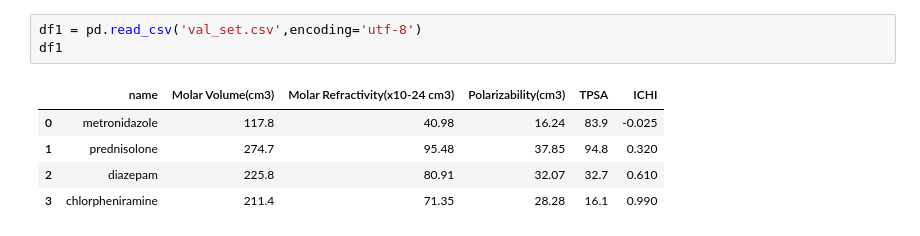
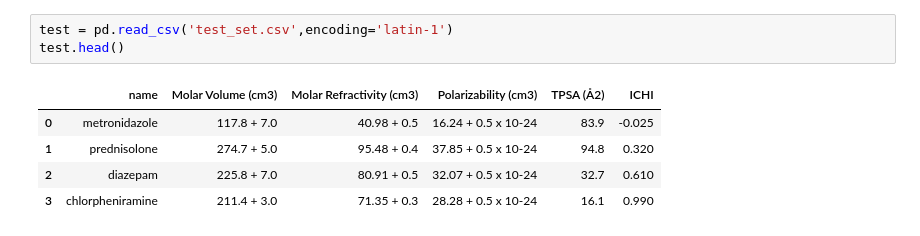
Before and after one commit to adefemiadeh/Physicochemical-drugs-properties, a Jupyter notebook: drugs.ipynb, the cells around one changed output. Drawn from its saved outputs; the diff is of its cells as text.

```diff
--- a/drugs.ipynb
+++ b/drugs.ipynb
@@ -41,9 +35,9 @@ df
-# %%
-df1 = pd.read_csv('val_set.csv',encoding='utf-8')
-df1
-# %% [output]
-|  | name | Molar Volume(cm3) | Molar Refractivity(x10-24 cm3) | Polarizability(cm3) | TPSA | ICHI |
-| 0 | metronidazole | 117.8 | 40.98 | 16.24 | 83.9 | -0.025 |
-| 1 | prednisolone | 274.7 | 95.48 | 37.85 | 94.8 | 0.320 |
-| 2 | diazepam | 225.8 | 80.91 | 32.07 | 32.7 | 0.610 |
-| 3 | chlorpheniramine | 211.4 | 71.35 | 28.28 | 16.1 | 0.990 |
+# %%
+test = pd.read_csv('test_set.csv',encoding='latin-1')
+test.head()
+# %% [output]
+|  | name | Molar Volume (cm3) | Molar Refractivity (cm3) | Polarizability (cm3) | TPSA (Å2) | ICHI |
+| 0 | metronidazole | 117.8 + 7.0 | 40.98 + 0.5 | 16.24 + 0.5 x 10-24 | 83.9 | -0.025 |
+| 1 | prednisolone | 274.7 + 5.0 | 95.48 + 0.4 | 37.85 + 0.5 x 10-24 | 94.8 | 0.320 |
+| 2 | diazepam | 225.8 + 7.0 | 80.91 + 0.5 | 32.07 + 0.5 x 10-24 | 32.7 | 0.610 |
+| 3 | chlorpheniramine | 211.4 + 3.0 | 71.35 + 0.3 | 28.28 + 0.5 x 10-24 | 16.1 | 0.990 |
```
Also changed, not shown: parts of 27 cells of this notebook, 4 other files.
